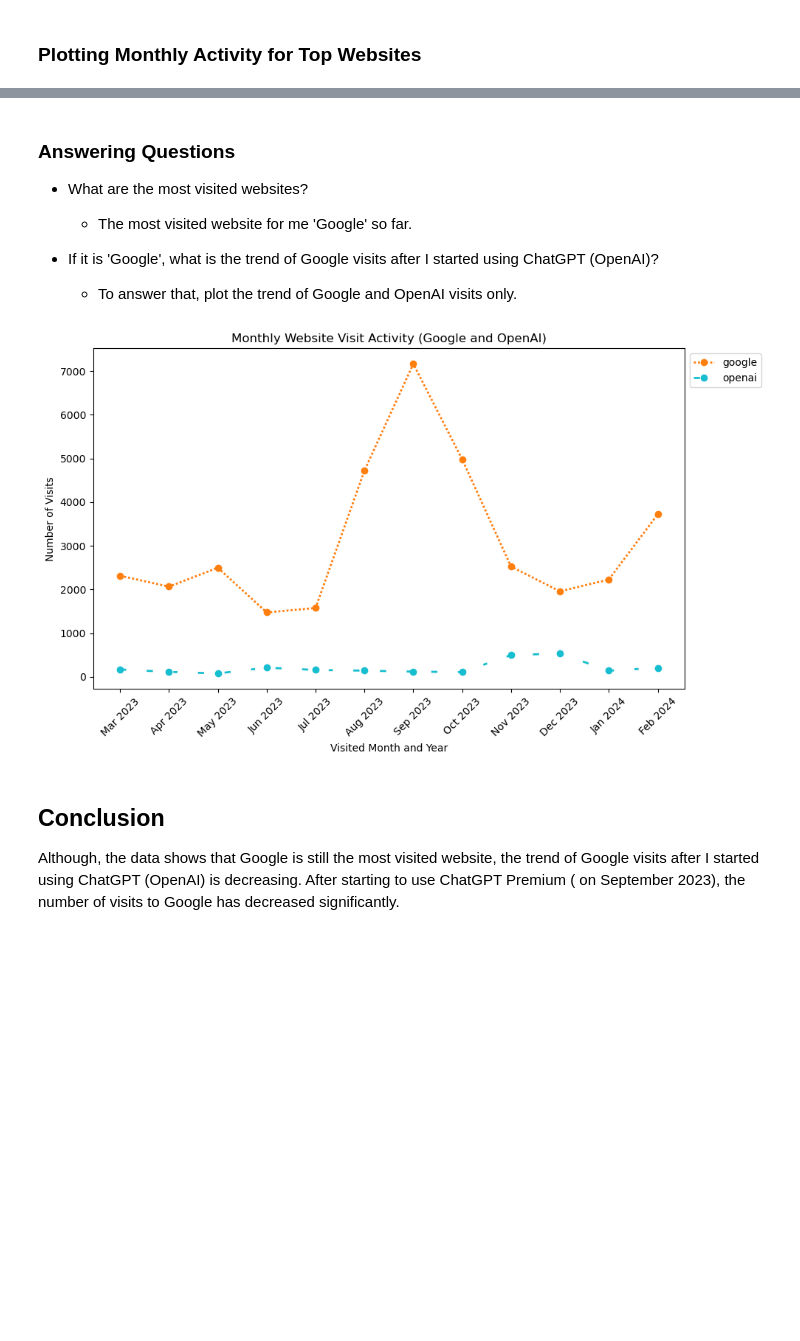
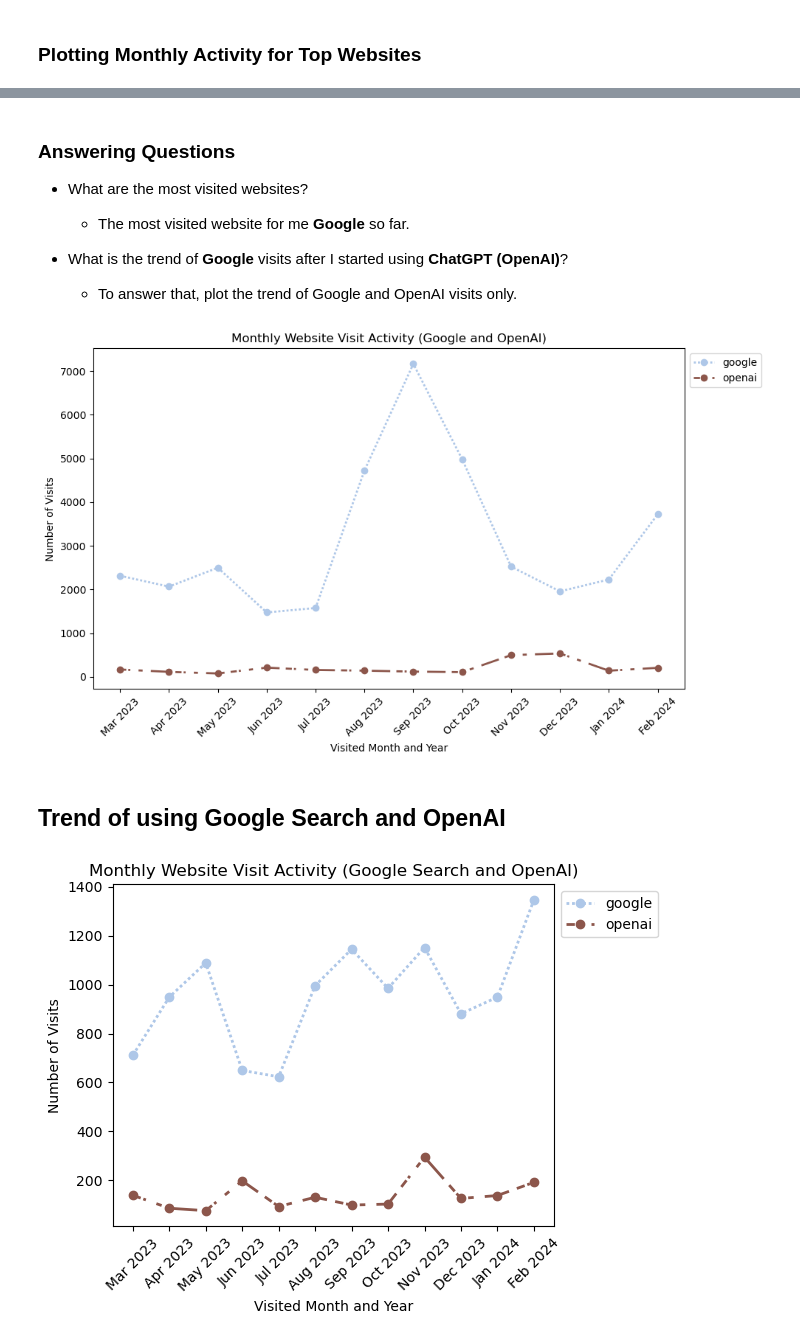
Before and after one commit to habibrahmanbd/Chrome-Data-Analysis, a Jupyter notebook: src/browsing_history.ipynb, the cells around one changed output, grey strips where cells are left out. Drawn from its saved outputs; the diff is of its cells as text; code cells hidden in the pictures; blank space fills up the shorter version.

```diff
--- a/src/browsing_history.ipynb
+++ b/src/browsing_history.ipynb
@@ -184,9 +191,9 @@ plot_monthly_activity(visit_data, top_n=15, exclude_current_month=True)
 # %% [markdown]
 ### Answering Questions
 - What are the most visited websites?
-    - The most visited website for me 'Google' so far.
+    - The most visited website for me **Google** so far.
 
-- If it is 'Google', what is the trend of Google visits after I started using ChatGPT (OpenAI)?
+- What is the trend of **Google** visits after I started using **ChatGPT (OpenAI)**?
     - To answer that, plot the trend of Google and OpenAI visits only.
 # %%
 # Plot the trend of Google and OpenAI visits only
@@ -194,10 +201,6 @@ plt.figure(figsize=(10, 6))
 styles = np.random.choice(range(len(linestyle_tuples)), size=2, replace=False)
 current_month = pd.Timestamp.now().strftime('%b %Y')
 exclude_current_month = True
-
-# use the same colors as the previous plot
-colors = plt.rcParams['axes.prop_cycle'].by_key()['color']
-colors = [colors[1], colors[9]]
 
 linestyle_tuples = [linestyle_tuples[1], linestyle_tuples[9]]
 
@@ -210,7 +213,7 @@ for i, domain in enumerate(['google', 'openai']):
         months = months[:month_index]
         activities = activities[:month_index]
 
-    plt.plot(months, activities, label=domain, marker = 'o', linestyle=linestyle_tuples[i][1], linewidth=2, color=colors[i])
+    plt.plot(months, activities, label=domain, marker = 'o', linestyle=linestyles_map[domain], linewidth=2, color=colors_map[domain])
 plt.xticks(rotation=45)
 plt.xlabel('Visited Month and Year')
 plt.ylabel('Number of Visits')
@@ -219,7 +222,56 @@ plt.legend(loc='upper left', bbox_to_anchor=(1, 1))
 plt.tight_layout()
 plt.show()
 # %% [output]
-[figure, old version]
+[figure, new version]
-# %% [markdown]
-## Conclusion
-Although, the data shows that Google is still the most visited website, the trend of Google visits after I started using ChatGPT (OpenAI) is decreasing. After starting to use ChatGPT Premium ( on September 2023), the number of visits to Google has decreased significantly.
+# %% [markdown]
+## Trend of using Google Search and OpenAI
+# %%
+# Extract the google.com/search in the browser history
+google_search_df = history_df[history_df['url'].str.contains('www.google.com/search?')]
+
+# Convert 'time_usec' to human-readable date format (Month Year)
+# Extract the google.com/search in the browser history
+google_search_df = history_df[history_df['url'].str.contains('www.google.com/search?')].copy()
+
+# Convert 'time_usec' to human-readable date format (Month Year)
+google_search_df.loc[:, 'visit_date'] = pd.to_datetime(google_search_df['time_usec'], unit='us').dt.strftime('%b %Y')
+
+
+# Aggregate website visit data for Google searches
+google_search_visit_data = aggregate_visit_data(google_search_df)
+
+# print(google_search_visit_data)
+
+# Extact the chat.openai.com domain in the browser history
+openai_df = history_df[history_df['url'].str.contains('chat.openai.com')]
+
+# Convert 'time_usec' to human-readable date format (Month Year)
+openai_df.loc[:, 'visit_date'] = pd.to_datetime(openai_df['time_usec'], unit='us').dt.strftime('%b %Y')
+
+# Aggregate website visit data for OpenAI
+openai_visit_data = aggregate_visit_data(openai_df)
+
+# print(openai_visit_data)
+
+# combined data
+combined_data = {**google_search_visit_data, **openai_visit_data}
+exclude_current_month = True
+for index, domain in enumerate(['google', 'openai']):
+    months = list(combined_data[domain].keys())
+    activities = list(combined_data[domain].values())
+
+    if exclude_current_month and current_month in months:
+        month_index = months.index(current_month)
+        months = months[:month_index]
+        activities = activities[:month_index]
+    plt.plot(months, activities, label=domain, marker = 'o', linestyle=linestyles_map[domain], linewidth=2, color=colors_map[domain])
+
+plt.title('Monthly Website Visit Activity (Google Search and OpenAI)')
+plt.xticks(rotation=45)
+plt.xlabel('Visited Month and Year')
+plt.ylabel('Number of Visits')
+plt.legend(loc='upper left', bbox_to_anchor=(1, 1))
+plt.tight_layout()
+plt.show()
+# %% [output]
+[figure, added]
```
Also changed, not shown: parts of 3 cells of this notebook, 1 other file.
